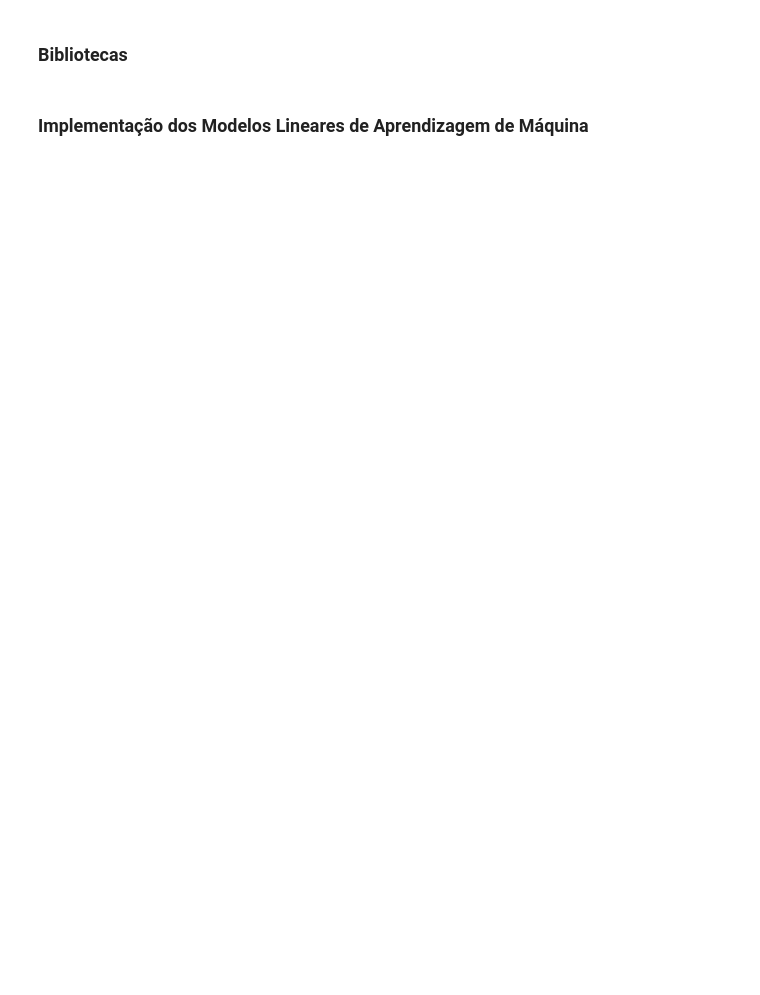
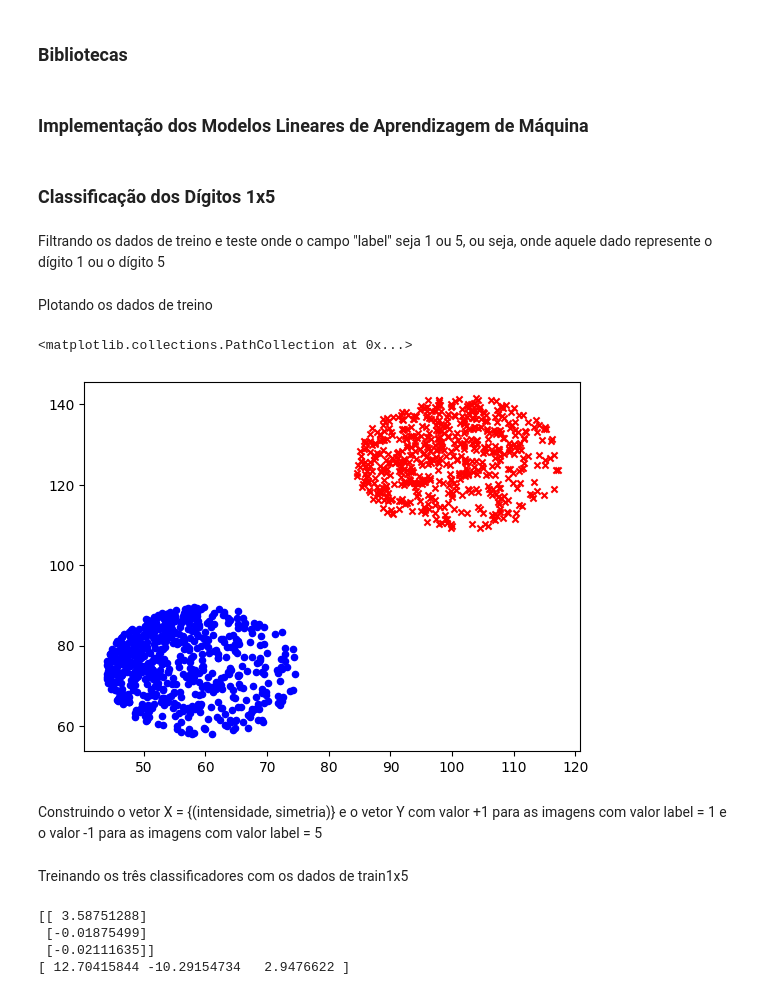
Before and after one commit to mshaeut/Projeto_Aprendizagem_de_Maquina-Reconhecimento_de_Digitos, a Jupyter notebook: AM-Projeto1-Implementacoes-LA.ipynb, the cells around one changed output. Drawn from its saved outputs; the diff is of its cells as text; code cells hidden in the pictures; blank space fills up the shorter version.

Commit message:
iniciando treino e teste dos digitos 1 e 5

```diff
--- a/AM-Projeto1-Implementacoes-LA.ipynb
+++ b/AM-Projeto1-Implementacoes-LA.ipynb
@@ -106,3 +108,26 @@ class RegressaoLogistica:
                 self.PREDICT[i] = 1
             else:
                 self.PREDICT[i] = -1
+# %% [markdown]
+### Classificação dos Dígitos 1x5
+# %% [markdown]
+Filtrando os dados de treino e teste onde o campo "label" seja 1 ou 5, ou seja, onde aquele dado represente o dígito 1 ou o dígito 5
+# %%
+train_redu = pd.read_csv("DatasetProjeto1/train_redu.csv")
+test_redu = pd.read_csv("DatasetProjeto1/test_redu.csv")
+
+train1x5 = train_redu.loc[(train_redu["label"] == 1) | (train_redu["label"] == 5)]
+test1x5 = test_redu.loc[(test_redu["label"] == 1) | (test_redu["label"] == 5)]
+# %% [markdown]
+Plotando os dados de treino
+# %%
+label1 = train1x5[train1x5["label"] == 1]
+label5 = train1x5[train1x5["label"] == 5]
+
+plt.scatter(label1["intensidade"], label1["simetria"], color='blue', marker='o', s=20)
+plt.scatter(label5["intensidade"], label5["simetria"], color='red', marker='x', s=20)
+# %% [output]
+<matplotlib.collections.PathCollection at 0x...>
+[figure, added]
+# %% [markdown]
+Construindo o vetor X = {(intensidade, simetria)} e o vetor Y com valor +1 para as imagens com valor label = 1 e o valor -1 para as imagens com valor label = 5
@@ -108,0 +145,19 @@ class RegressaoLogistica:
+# %% [markdown]
+Treinando os três classificadores com os dados de train1x5
+# %%
+#PLAclass = PerceptronLA(X, Y)
+RLclass = RegressaoLinear(X, Y)
+RLOclass = RegressaoLogistica(X, Y)
+
+#PLAclass.fit()
+RLclass.fit()
+RLOclass.fit()
+
+#print(PLAclass.W)
+print(RLclass.W)
+print(RLOclass.W)
+# %% [output]
+[[ 3.58751288]
+ [-0.01875499]
+ [-0.02111635]]
+[ 12.70415844 -10.29154734   2.9476622 ]
```
Also changed, not shown: parts of 2 cells of this notebook.
